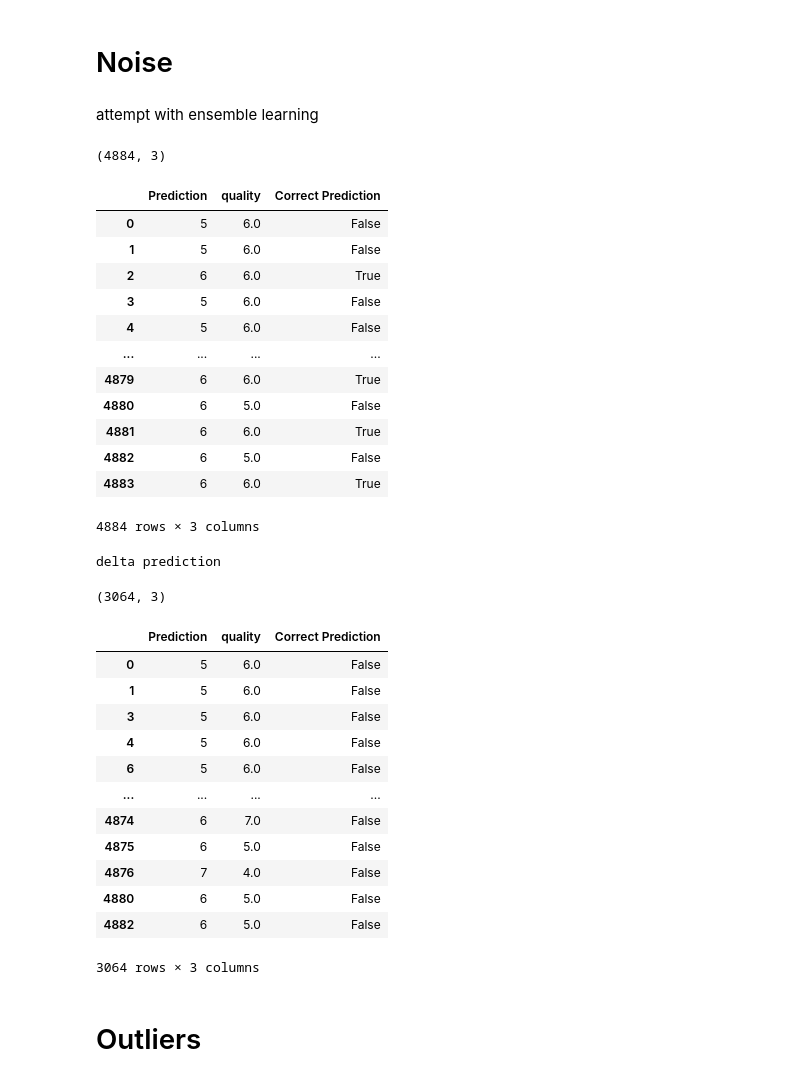
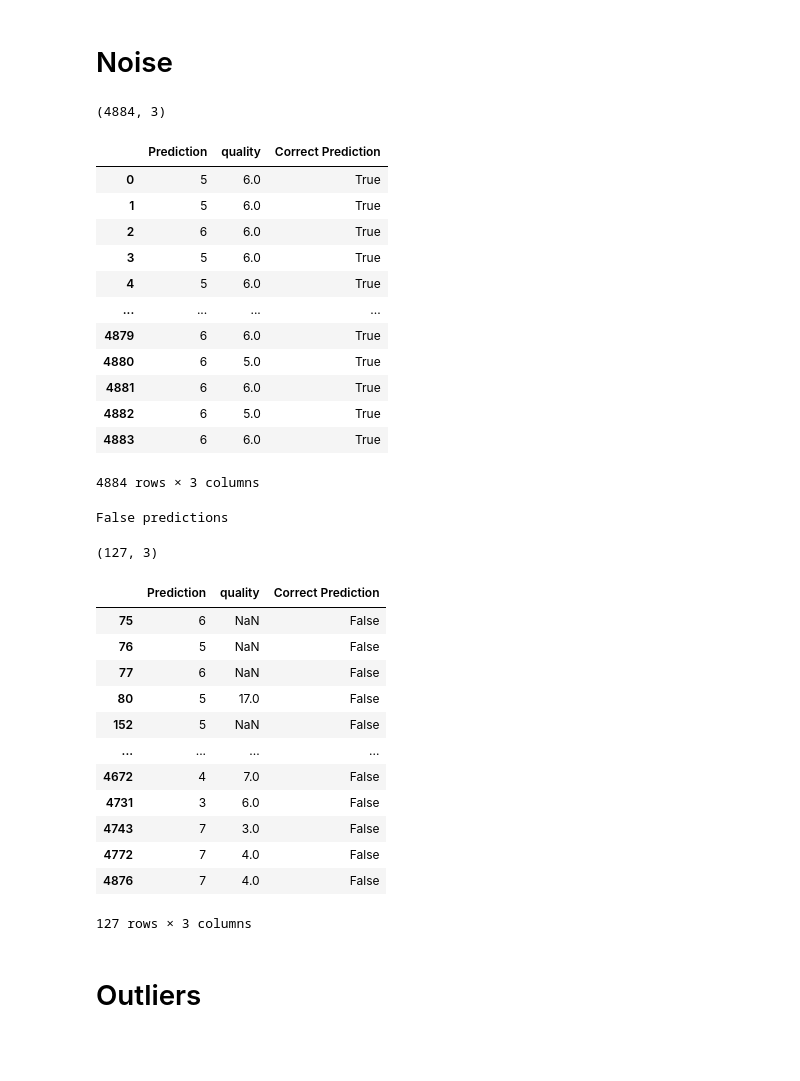
Before and after one commit to proohit/trends-in-ds-team1, a Jupyter notebook: data quality issues/white_wine_data_quality_issues.ipynb, the cells around one changed output. Saved outputs shown, nothing was run; the diff lists cells and outputs as text; code cells hidden in the pictures; blank space fills up the shorter version.

```diff
--- a/data quality issues/white_wine_data_quality_issues.ipynb
+++ b/data quality issues/white_wine_data_quality_issues.ipynb
@@ -126,5 +224,3 @@ display(df)
-# %% [markdown]
-attempt with ensemble learning
 # %%
 #Excursus to ensemble learning
 #Our noise filter additionally requires ensemble learning with a majority voting approach
@@ -145,55 +241,56 @@ clf3 = GaussianNB()
 x = wine_white.dropna().drop('ID', axis=1).drop('quality', axis=1)
 y = wine_white.dropna()['quality']
 
 # merge 3 classifiers into one voting classifier
 eclf1 = VotingClassifier(estimators=[('lr', clf1), ('rf', clf2), ('gnb', clf3)], voting='hard')
 
 # train voting classifier with k-fold method
 y_pred = cross_val_predict(eclf1, x, y, cv=3)
 
 # save predictions, original quality and correct prediction boolean in data frame
 result = pd.DataFrame(y_pred, columns=['Prediction'])
 result['quality'] = y
-result['Correct Prediction']= result['Prediction'] == result['quality']
+delta_treshold = 2.5
+result['Correct Prediction']= abs(result['Prediction'] - result['quality']) < delta_treshold
 
 display(result.shape)
 display(result)
 
 # select all incorrect predicted data
-print('delta prediction')
+print('False predictions')
 delta_result = result[result['Correct Prediction'] == False]
 display(delta_result.shape)
 display(delta_result)
 # %% [output]
 (4884, 3)
 |  | Prediction | quality | Correct Prediction |
-| 0 | 5 | 6.0 | False |
-| 1 | 5 | 6.0 | False |
+| 0 | 5 | 6.0 | True |
+| 1 | 5 | 6.0 | True |
 | 2 | 6 | 6.0 | True |
-| 3 | 5 | 6.0 | False |
-| 4 | 5 | 6.0 | False |
+| 3 | 5 | 6.0 | True |
+| 4 | 5 | 6.0 | True |
 | ... | ... | ... | ... |
 | 4879 | 6 | 6.0 | True |
-| 4880 | 6 | 5.0 | False |
+| 4880 | 6 | 5.0 | True |
 | 4881 | 6 | 6.0 | True |
-| 4882 | 6 | 5.0 | False |
+| 4882 | 6 | 5.0 | True |
 | 4883 | 6 | 6.0 | True |
 4884 rows × 3 columns
-delta prediction
+False predictions
-(3064, 3)
+(127, 3)
 |  | Prediction | quality | Correct Prediction |
-| 0 | 5 | 6.0 | False |
-| 1 | 5 | 6.0 | False |
-| 3 | 5 | 6.0 | False |
-| 4 | 5 | 6.0 | False |
-| 6 | 5 | 6.0 | False |
+| 75 | 6 | NaN | False |
+| 76 | 5 | NaN | False |
+| 77 | 6 | NaN | False |
+| 80 | 5 | 17.0 | False |
+| 152 | 5 | NaN | False |
 | ... | ... | ... | ... |
-| 4874 | 6 | 7.0 | False |
-| 4875 | 6 | 5.0 | False |
+| 4672 | 4 | 7.0 | False |
+| 4731 | 3 | 6.0 | False |
+| 4743 | 7 | 3.0 | False |
+| 4772 | 7 | 4.0 | False |
 | 4876 | 7 | 4.0 | False |
-| 4880 | 6 | 5.0 | False |
-| 4882 | 6 | 5.0 | False |
-3064 rows × 3 columns
+127 rows × 3 columns
 # %% [markdown]
 # Outliers
 # %%
```
Also changed, not shown: parts of 10 cells of this notebook, 1 other file.
